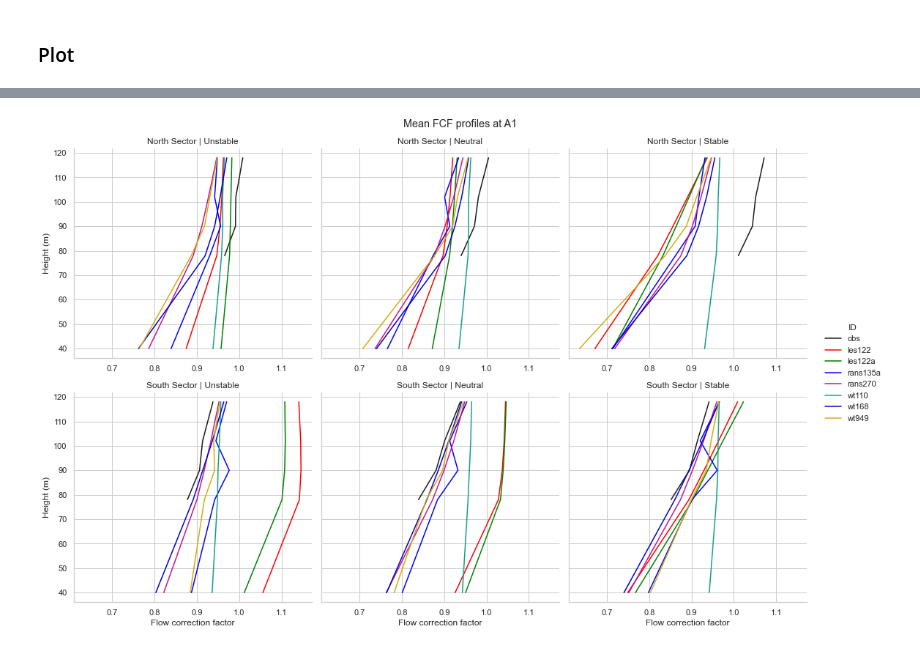
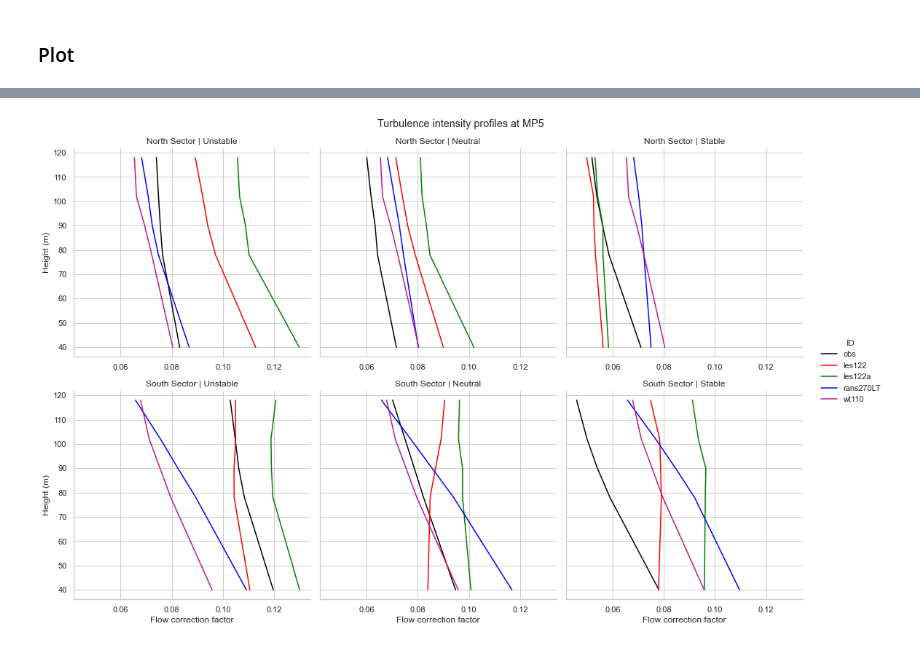
Before and after one commit to windbench/alaizNSC, a Jupyter notebook: nscResults.ipynb, the cells around one changed output, grey strips where cells are left out. Cells and saved outputs as stored; diff of their text form; code cells hidden in the pictures.

```diff
--- a/nscResults.ipynb
+++ b/nscResults.ipynb
@@ -90,7 +90,7 @@ def readExcelToDf(simID):
 # %%
 # Read file with simulation descriptions
 sims = pd.read_csv('outputs/alaizNSC_sims.csv', na_filter=False)
-sims = sims[~sims.Remarks.isin(['test'])]
+sims = sims[sims.Remarks.isin(['Preliminary', 'Revised'])]
 
 n_sim = len(sims)
 display(sims)
@@ -476,8 +445,6 @@ df_fcf['fcf_ns'] = gp.fcf_ns.transform('sum')
 # %% [markdown]
 ### Plot
 # %%
-sns.set_theme(style="whitegrid")
-
 # Create an array with the colors you want to use
 colors = ['black', 'red', 'green', 'blue']
 # Set your custom color palette
@@ -532,0 +523,22 @@ g.tight_layout()
+# %%
+df_plot = df_fcf[df_fcf.ID.isin(['obs', 'les122', 'les122a', 'rans270LT', 'rans135cLT'])]
+#df_plot = df_fcf[df_fcf.ID.isin(['obs'])]
+df_plot = df_plot[df_plot.nors.isin(['South'])]
+df_plot = df_plot[df_plot.mast.isin(['MP5', 'A4'])].groupby(['ID', 'z', 'Stability', 'mast']).mean().reset_index()
+custom_dict = {'obs' : 0, 'Unstable':0,'Neutral':1,'Stable':2, 'A4':3, 'MP5':4}
+df_plot.sort_values(by=['ID', 'Stability', 'mast'], key=lambda x: x.map(custom_dict), inplace=True)
+
+#g = sns.relplot(data=df_plot, x="flow_correction_factor", y="z", sort=False, col='Stability', row='nors', hue='ID', kind='line', palette=customPalette, style='ID')
+                #, dashes=[(2,0), (4,2), (2,0), (6,4), (1,1)])
+g = sns.relplot(data=df_plot, x="fcf_ns", y="z", sort=False, col='Stability', row='mast', hue='ID', kind='line', palette=customPalette, dashes=True)
+
+g.set_axis_labels("Flow correction factor", "Height (m)")
+g.set_titles('{row_name}' ' | ' '{col_name}')
+g.fig.suptitle("South Sector: Mean FCF profiles at MP5 and A4")
+g.fig.subplots_adjust(top=.9)
+for ax in g.axes.flatten():
+    ax.tick_params(labelbottom=True)
+plt.subplots_adjust(hspace = 0.2)
+g.tight_layout()
+g.set(xlim=(0.80,1.10))
+#g.savefig("facet_plot.png")
@@ -533,32 +548,21 @@ g.tight_layout()
 # %%
-sns.set_theme(style="whitegrid")
-
-# Create an array with the colors you want to use
-colors = ['k', 'red', 'green', 'blue']
-colors += ['mediumvioletred', '#16A085', 'mediumblue','#D4AC0D','firebrick','#808B96','#5DADE2','C2','#A569BD',
-               '#641E16', '#A93226','#D98880','#ABB2B9','C0','C1','C3','C4','C5','C6','C7']
-# Set your custom color palette
-customPalette = sns.set_palette(sns.color_palette(colors))
-
-df_plot = df_fcf[df_fcf.ID.isin(['obs', 'rans135a', 'les122', 'les122a', 'rans270', 'wt168', 'wt110', 'wt949'])]
-#df_plot = df_fcf[df_fcf.ID.isin(['obs', 'wt168'])]
-df_plot = df_plot[(df_plot.mast.isin(['A1']))].groupby(['ID', 'z', 'Stability', 'nors']).mean().reset_index()
+df_plot = df_fcf[df_fcf.ID.isin(['obs', 'les122', 'les122a', 'rans270LT', 'wt110'])]
+df_plot = df_plot[df_plot.mast.isin(['MP5'])].groupby(['ID', 'z', 'Stability', 'nors']).mean().reset_index()
 custom_dict = {'obs' : 0, 'Unstable':0,'Neutral':1,'Stable':2}
 df_plot.sort_values(by=['ID', 'Stability'], key=lambda x: x.map(custom_dict), inplace=True)
 
 #g = sns.relplot(data=df_plot, x="flow_correction_factor", y="z", sort=False, col='Stability', row='nors', hue='ID', kind='line', palette=customPalette, style='ID')
                 #, dashes=[(2,0), (4,2), (2,0), (6,4), (1,1)])
-g = sns.relplot(data=df_plot, x="fcf_ns", y="z", sort=False, col='Stability', row='nors', hue='ID', kind='line', palette=customPalette, dashes=True)
+g = sns.relplot(data=df_plot, x="turbulence_intensity", y="z", sort=False, col='Stability', row='nors', hue='ID', kind='line', palette=customPalette, dashes=True)
 
 g.set_axis_labels("Flow correction factor", "Height (m)")
 g.set_titles('{row_name} Sector' ' | ' '{col_name}')
-g.fig.suptitle("Mean FCF profiles at A1")
+g.fig.suptitle("Turbulence intensity profiles at MP5")
 g.fig.subplots_adjust(top=.9)
 for ax in g.axes.flatten():
     ax.tick_params(labelbottom=True)
 plt.subplots_adjust(hspace = 0.2)
 g.tight_layout()
-#g.set(xlim=(0.75,1.00))
 #g.savefig("facet_plot.png")
 # %% [output]
-[figure, old version]
+[figure, new version]
```
Also changed, not shown: parts of 25 cells of this notebook.
